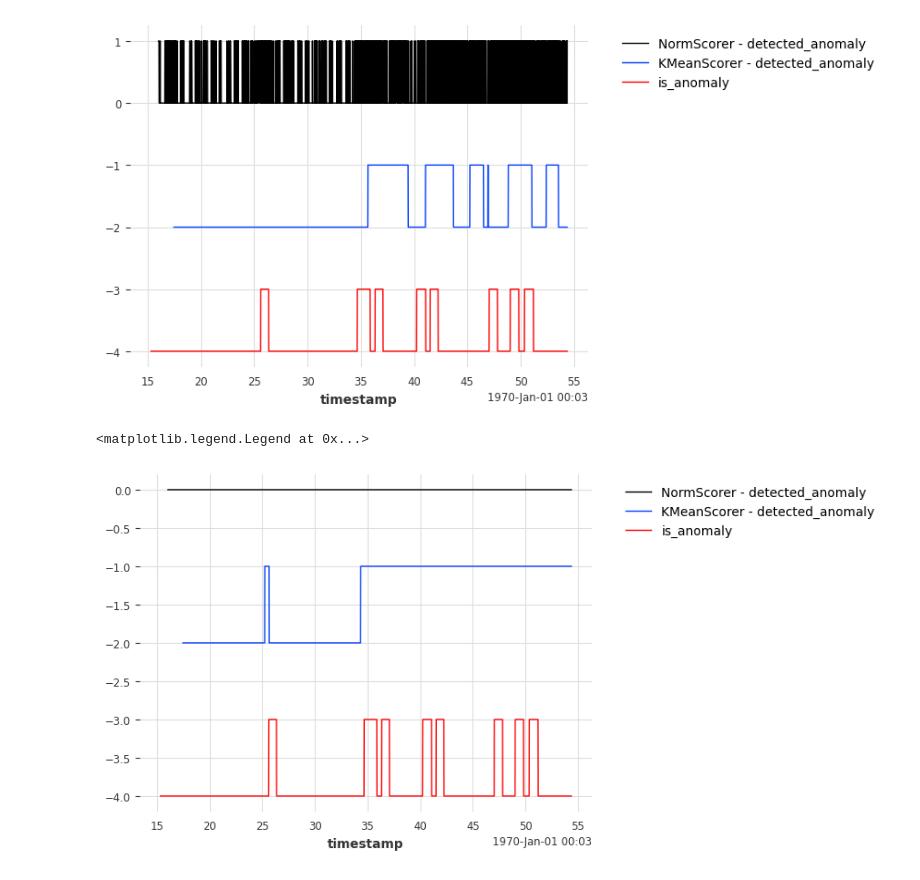
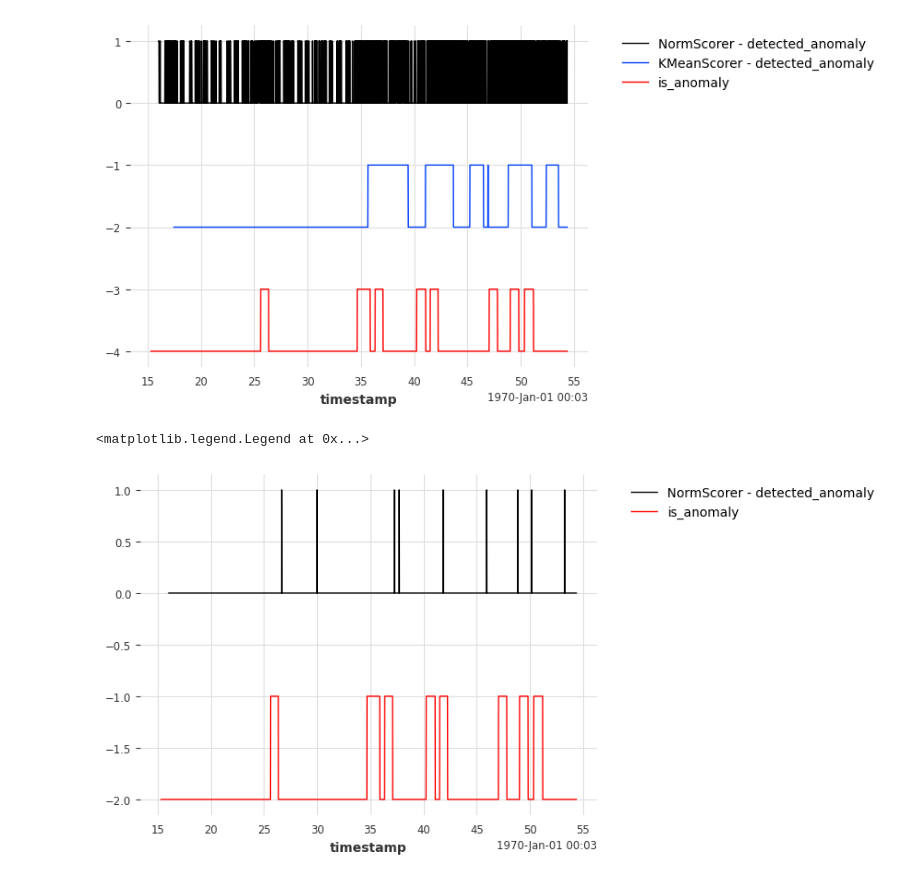
Before and after one commit to unit8co/sds2024-anomaly-detection, a Jupyter notebook: ECG_Arrhythmia_Detection.ipynb, the cells around one changed output. Drawn from its saved outputs; the diff is of its cells as text; code cells hidden in the pictures.

```diff
--- a/ECG_Arrhythmia_Detection.ipynb
+++ b/ECG_Arrhythmia_Detection.ipynb
@@ -276,13 +275,13 @@ ax.legend(bbox_to_anchor=(1.05, 1), loc='upper left')
 [figure]
 # %%
 # Instantiate a detector
-detector =  ThresholdDetector(low_threshold=0, high_threshold=0.7)
+detector =  ThresholdDetector(low_threshold=0, high_threshold=0.42)
 
 fig, ax = plt.subplots()
 (detector.detect(anomaly_scores[0])-0).plot(lw=1, label='NormScorer - detected_anomaly')
-(detector.detect(anomaly_scores[1])-2).plot(lw=1, label='KMeanScorer - detected_anomaly')
-(ts_anomaly_test-4).plot(color='r', lw=1, label='is_anomaly')
+#(detector.detect(anomaly_scores[1])-2).plot(lw=1, label='KMeanScorer - detected_anomaly')
+(ts_anomaly_test-2).plot(color='r', lw=1, label='is_anomaly')
 ax.legend(bbox_to_anchor=(1.05, 1), loc='upper left')
 # %% [output]
 <matplotlib.legend.Legend at 0x...>
-[figure, old version]
+[figure, new version]
```
Also changed, not shown: parts of 1 cell of this notebook, 1 other file.
